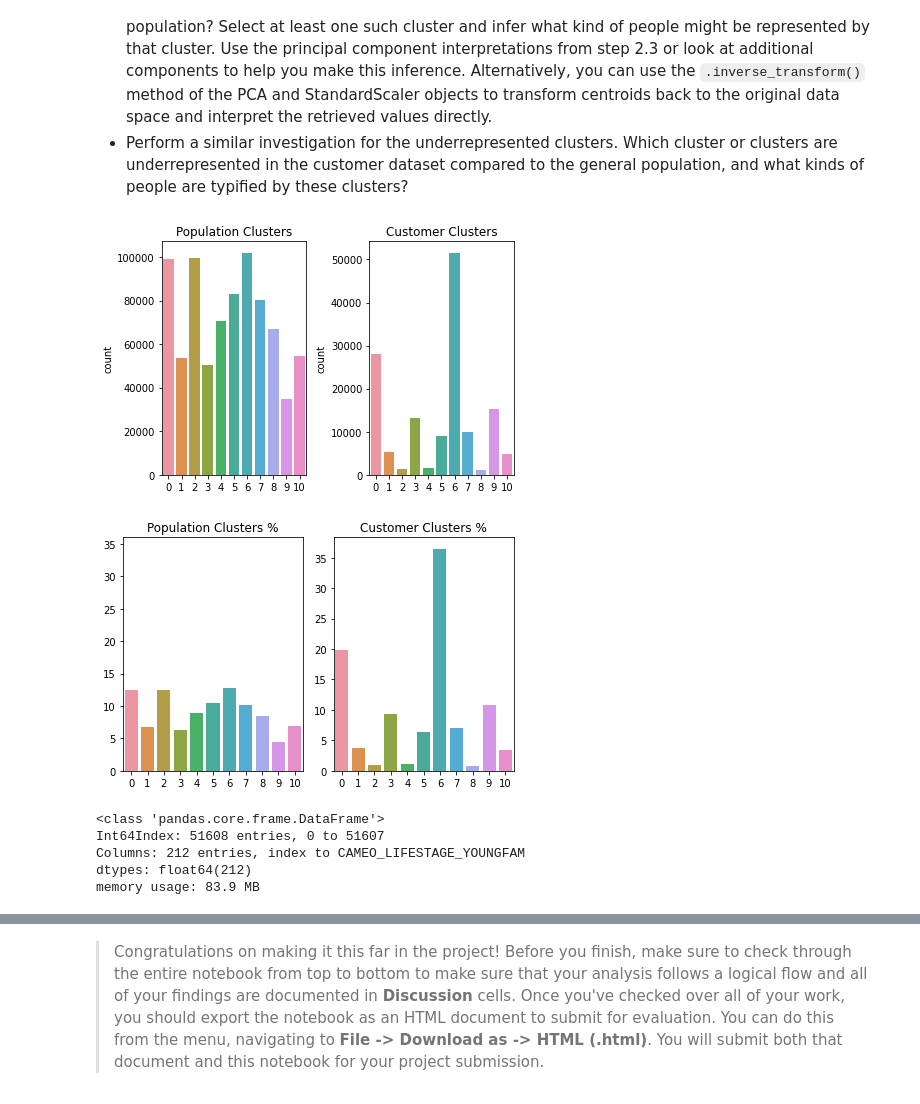
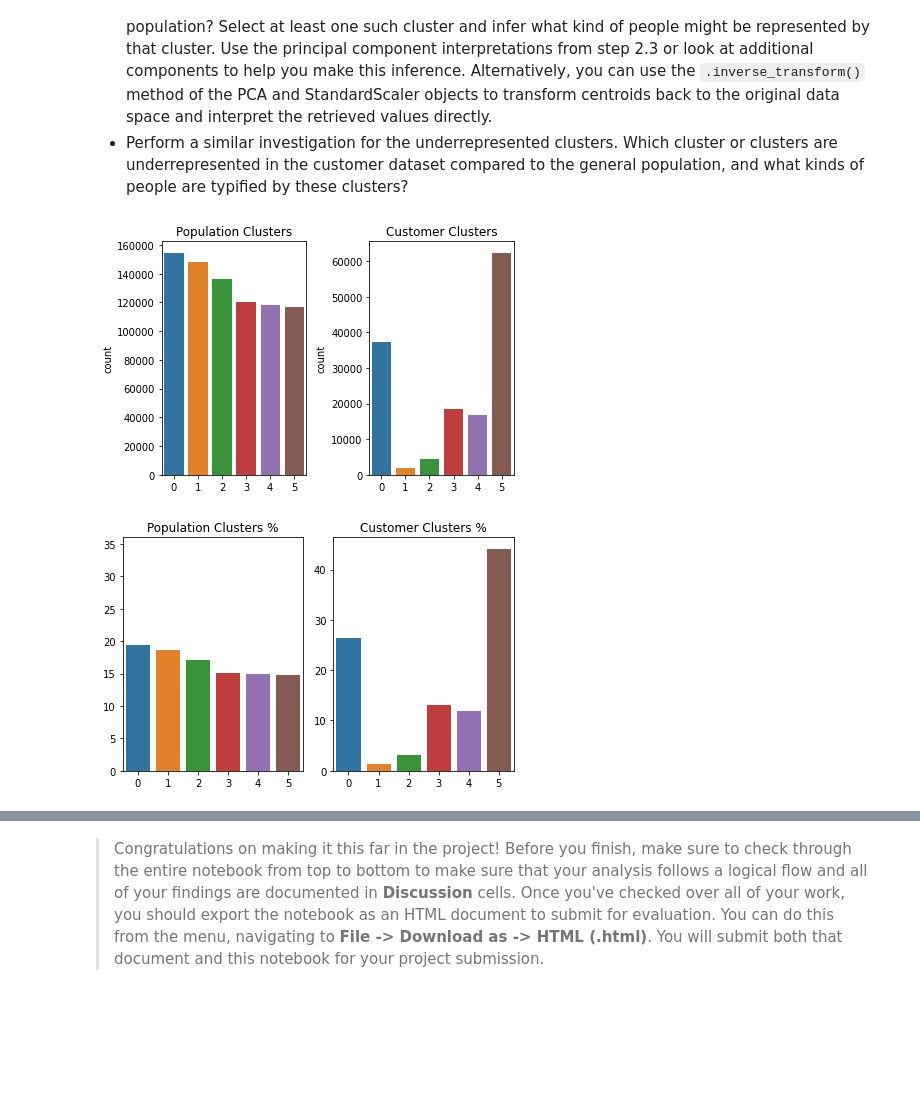
Before and after one commit to Smcgb/Udacity-Unsupervised-Learning, a Jupyter notebook: Udacity Unsupervised Learning/Identify_Customer_Segments.ipynb, the cells around one changed output, grey strips where cells are left out. Saved outputs shown, nothing was run; the diff lists cells and outputs as text; code cells hidden in the pictures; blank space fills up the shorter version.

Commit message:
FInal Review Upload
Fixed Kmeans clustering and feature extraction from customer dataset

```diff
--- a/Udacity Unsupervised Learning/Identify_Customer_Segments.ipynb
+++ b/Udacity Unsupervised Learning/Identify_Customer_Segments.ipynb
@@ -1316,9 +1346,9 @@ ANREDE_KZ       -0.337027
 Name: 2, Length: 212, dtype: float64
 # %%
 #Kmeans clustering
-azk_11 = KMeans(n_clusters=11)
-azmodel_11 = azk_11.fit(X_pca)
-azlabels_11 = azmodel_11.predict(X_pca)
+azk_6 = KMeans(n_clusters=6)
+azmodel_6 = azk_6.fit(X_pca)
+azlabels_6 = azmodel_6.predict(X_pca)
 # %%
 cus_clean = clean_data(customer)
 cus_clean.shape
@@ -1341,7 +1371,7 @@ cX_pca = pca.transform(cus_clean_impute_scale)
 # %%
 #K-Means
 
-clabels_11 = azmodel_11.predict(cX_pca)
+clabels_6 = azmodel_6.predict(cX_pca)
 # %% [markdown]
 ### Step 3.3: Compare Customer Data to Demographics Data
 
@@ -1358,26 +1388,26 @@ Take a look at the following points in this step:
 # %%
 # Compare the proportion of data in each cluster for the customer data to the
 # proportion of data in each cluster for the general population.
 
 
 
 fig, ax =plt.subplots(1,2)
-ax1 = sns.countplot(azlabels_11, ax=ax[0])
-ax2 = sns.countplot(clabels_11, ax=ax[1])
+ax1 = sns.countplot(azlabels_6, ax=ax[0])
+ax2 = sns.countplot(clabels_6, ax=ax[1])
 ax1.title.set_text('Population Clusters')
 ax2.title.set_text('Customer Clusters')
 fig.tight_layout()
 # %% [output]
-[figure, old version]
+[figure, new version]
 # %%
 fig, ax =plt.subplots(1,2)
-ax1 = sns.barplot(x=azlabels_11, y=azlabels_11, estimator=lambda x:
-            len(x)/len(azlabels_11)*100, ax=ax[0])
+ax1 = sns.barplot(x=azlabels_6, y=azlabels_6, estimator=lambda x:
+            len(x)/len(azlabels_6)*100, ax=ax[0])
 ax1.set_ylim([0, 36])
-ax2 = sns.barplot(x=clabels_11, y=clabels_11, estimator=lambda x:
-            len(x)/len(clabels_11)*100, ax=ax[1])
+ax2 = sns.barplot(x=clabels_6, y=clabels_6, estimator=lambda x:
+            len(x)/len(clabels_6)*100, ax=ax[1])
 ax1.title.set_text('Population Clusters %')
 ax2.title.set_text('Customer Clusters %')
 fig.tight_layout()
 # %% [output]
-[figure, old version]
+[figure, new version]
@@ -1392,8 +1413,0 @@ O_dataframe = pd.DataFrame(data=O_data, index=np.array(range(0, O_data.shape[0])
-# %%
-O_dataframe.info()
-# %% [output]
-<class 'pandas.core.frame.DataFrame'>
-Int64Index: 51608 entries, 0 to 51607
-Columns: 212 entries, index to CAMEO_LIFESTAGE_YOUNGFAM
-dtypes: float64(212)
-memory usage: 83.9 MB
```
Also changed, not shown: parts of 30 cells of this notebook, 1 other file.
